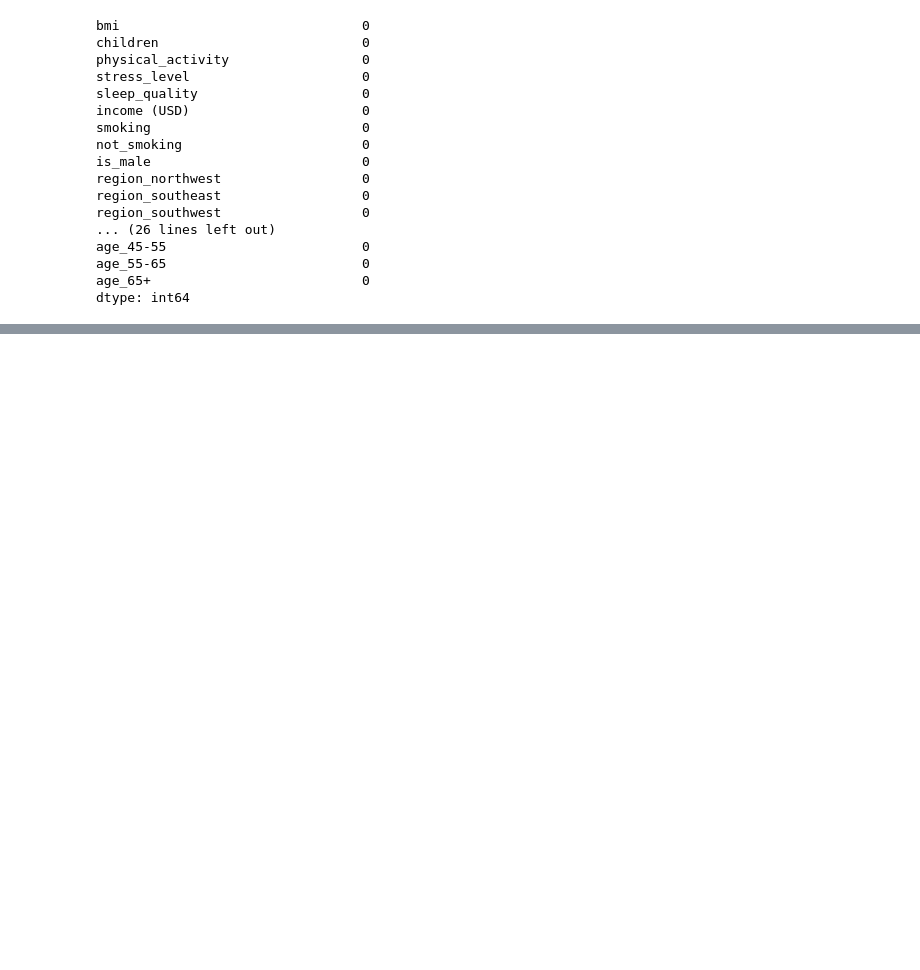
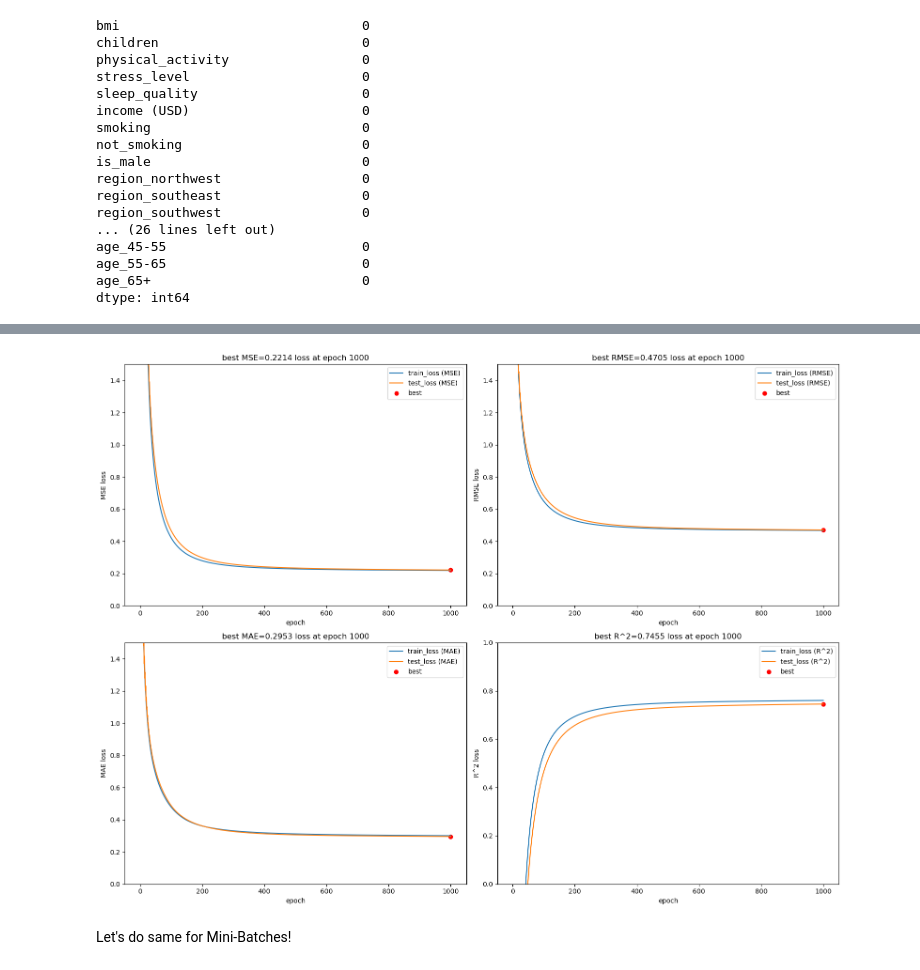
Before and after one commit to artem-starodubtsev/Supervised-learning-SUPSI, a Jupyter notebook: 1_midterm/main.ipynb, the cells around one changed output, grey strips where cells are left out. Saved outputs shown, nothing was run; the diff lists cells and outputs as text; code cells hidden in the pictures; blank space fills up the shorter version.

```diff
--- a/1_midterm/main.ipynb
+++ b/1_midterm/main.ipynb
@@ -457,0 +582,33 @@ plt.tight_layout(); plt.show()
+# %%
+fig, axes = plt.subplots(nrows=2, ncols=2, figsize=(16, 12))
+labels = ['MSE', 'RMSE', 'MAE', 'R^2']
+lims = [
+    [0, 1.5],
+    [0, 1.5],
+    [0, 1.5],
+    [0, 1]
+]
+
+for i in range(2):
+    for j in range(2):
+        epoch_x = [i.epoch for i in best_epoch_logs]
+        l = labels[i*2+j]
+        epoch_y_tr = [k.train_losses[i*2+j] for k in best_epoch_logs]
+        epoch_y_t = [k.test_losses[i*2+j] for k in best_epoch_logs]
+        best_idx = np.argmin(epoch_y_t) if i*2+j != 3 else np.argmax(epoch_y_t)
+
+        axes[i][j].plot(epoch_x, epoch_y_tr, label=f'train_loss ({l})')
+        axes[i][j].plot(epoch_x, epoch_y_t, label=f'test_loss ({l})')
+        axes[i][j].scatter(epoch_x[best_idx], epoch_y_t[best_idx], marker='o', label='best', color='r')
+        axes[i][j].set_title(f'best {l}={epoch_y_t[best_idx]:.4} loss at epoch {epoch_x[best_idx]}')
+        axes[i][j].set_xlabel('epoch')
+        axes[i][j].set_ylabel(f'{l} loss')
+        axes[i][j].set_ylim(lims[i*2+j])
+        axes[i][j].legend()
+
+fig.tight_layout()
+plt.show()
+# %% [output]
+[figure, added]
+# %% [markdown]
+Let's do same for Mini-Batches!
```
Also changed, not shown: parts of 41 cells of this notebook.
